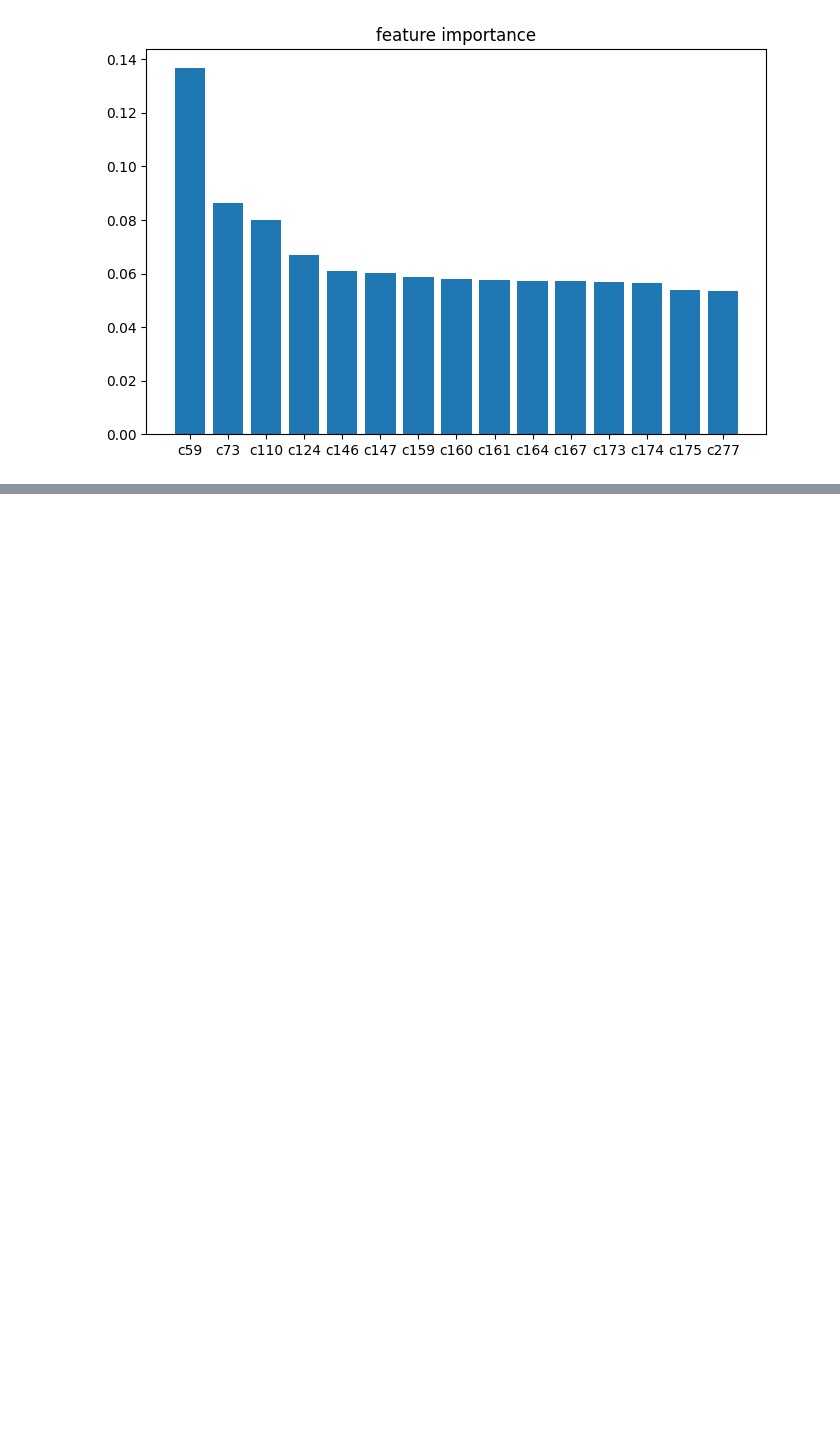
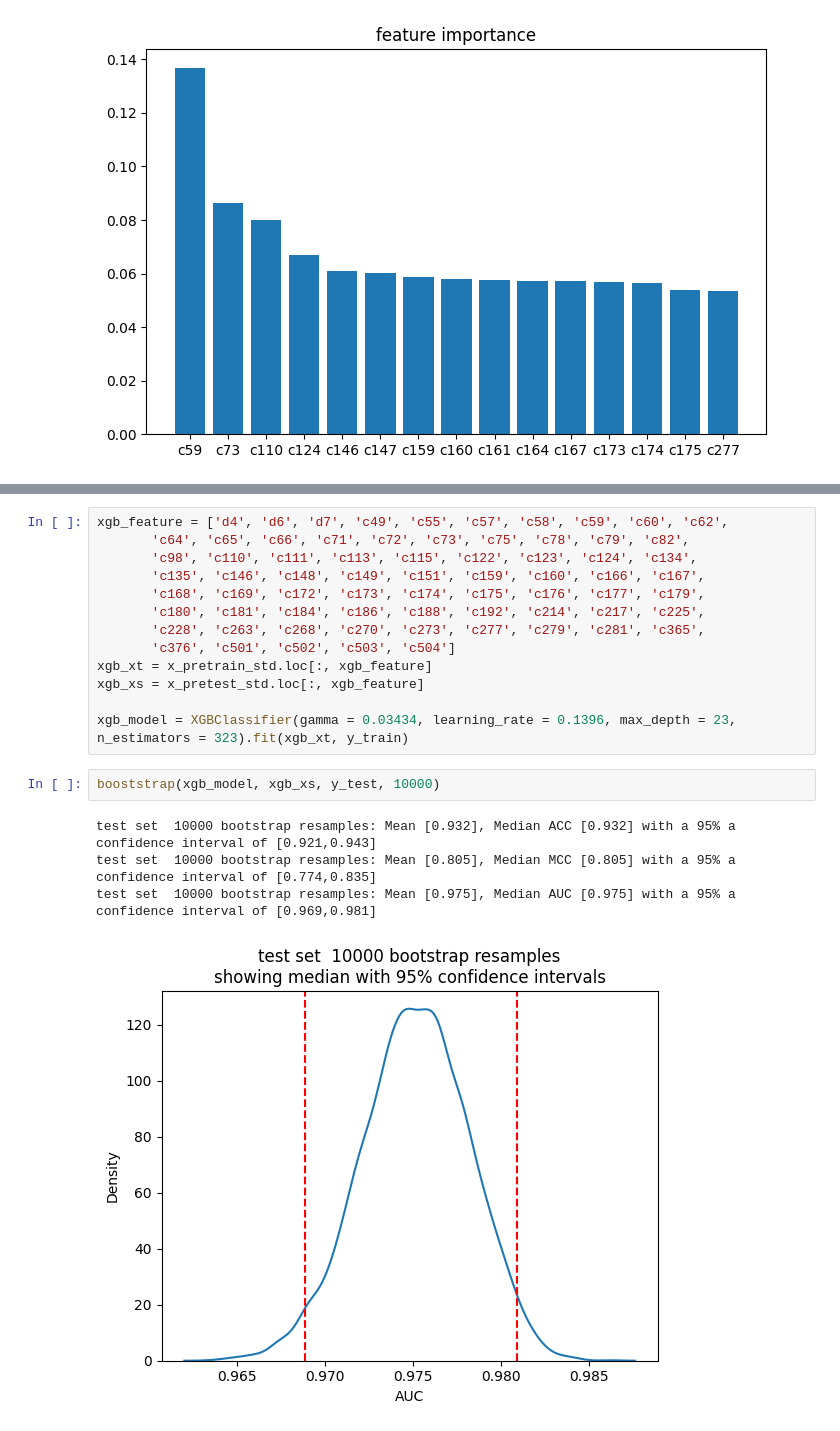
Before and after one commit to zyz-2299mod10/BioML, a Jupyter notebook: finalproject/BioML_finalproject.ipynb, the cells around one changed output, grey strips where cells are left out. Saved outputs shown, nothing was run; the diff lists cells and outputs as text; blank space fills up the shorter version.

```diff
--- a/finalproject/BioML_finalproject.ipynb
+++ b/finalproject/BioML_finalproject.ipynb
@@ -1335,0 +1413,20 @@ plt.show()
+# %%
+xgb_feature = ['d4', 'd6', 'd7', 'c49', 'c55', 'c57', 'c58', 'c59', 'c60', 'c62',
+       'c64', 'c65', 'c66', 'c71', 'c72', 'c73', 'c75', 'c78', 'c79', 'c82',
+       'c98', 'c110', 'c111', 'c113', 'c115', 'c122', 'c123', 'c124', 'c134',
+       'c135', 'c146', 'c148', 'c149', 'c151', 'c159', 'c160', 'c166', 'c167',
+       'c168', 'c169', 'c172', 'c173', 'c174', 'c175', 'c176', 'c177', 'c179',
+       'c180', 'c181', 'c184', 'c186', 'c188', 'c192', 'c214', 'c217', 'c225',
+       'c228', 'c263', 'c268', 'c270', 'c273', 'c277', 'c279', 'c281', 'c365',
+       'c376', 'c501', 'c502', 'c503', 'c504']
+xgb_xt = x_pretrain_std.loc[:, xgb_feature]
+xgb_xs = x_pretest_std.loc[:, xgb_feature]
+
+xgb_model = XGBClassifier(gamma = 0.03434, learning_rate = 0.1396, max_depth = 23, n_estimators = 323).fit(xgb_xt, y_train)
+# %%
+booststrap(xgb_model, xgb_xs, y_test, 10000)
+# %% [output]
+test set  10000 bootstrap resamples: Mean [0.932], Median ACC [0.932] with a 95% a confidence interval of [0.921,0.943]
+test set  10000 bootstrap resamples: Mean [0.805], Median MCC [0.805] with a 95% a confidence interval of [0.774,0.835]
+test set  10000 bootstrap resamples: Mean [0.975], Median AUC [0.975] with a 95% a confidence interval of [0.969,0.981]
+[figure, added]
```
Also changed, not shown: parts of 13 cells of this notebook.
